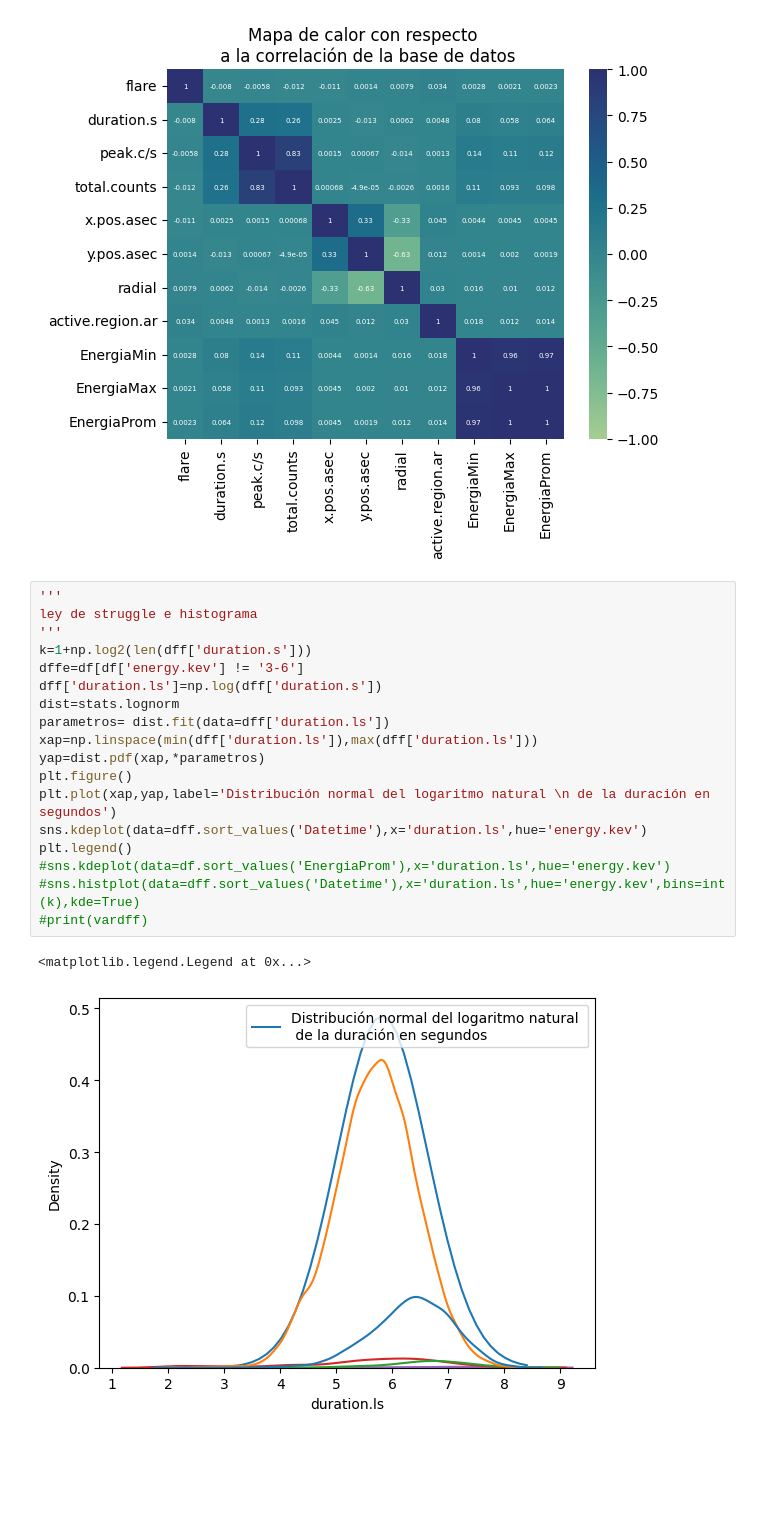
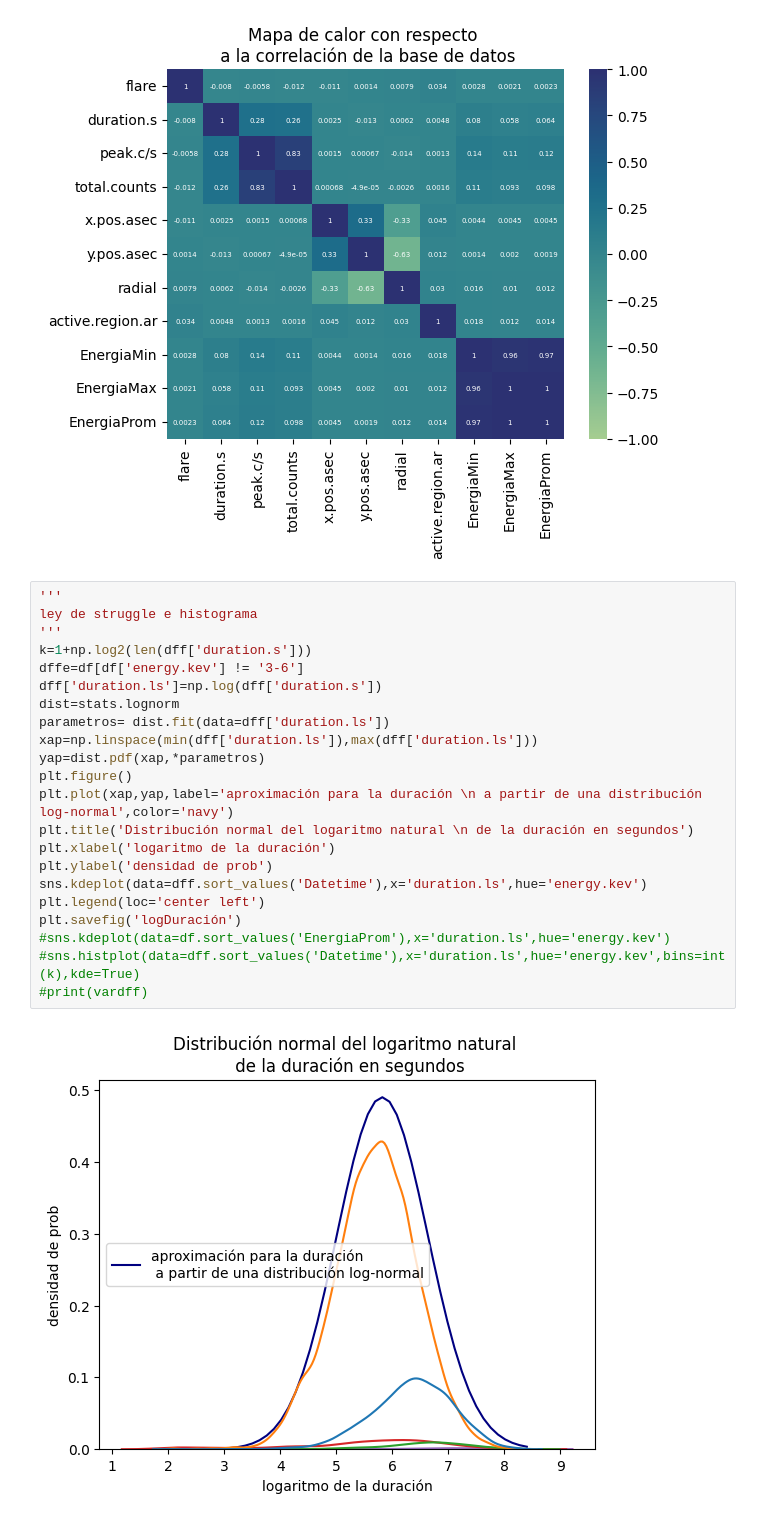
Before and after one commit to Exploratory-Data-Analiysis/Exam_1, a Jupyter notebook: ParcialFC.ipynb, the cells around one changed output. Drawn from its saved outputs; the diff is of its cells as text; blank space fills up the shorter version.

```diff
--- a/ParcialFC.ipynb
+++ b/ParcialFC.ipynb
@@ -146,22 +146,25 @@ sns.heatmap(matriz,cmap='crest',annot=True,
 # %%
 '''
 ley de struggle e histograma
 '''
 k=1+np.log2(len(dff['duration.s']))
 dffe=df[df['energy.kev'] != '3-6']
 dff['duration.ls']=np.log(dff['duration.s'])
 dist=stats.lognorm
 parametros= dist.fit(data=dff['duration.ls'])
 xap=np.linspace(min(dff['duration.ls']),max(dff['duration.ls']))
 yap=dist.pdf(xap,*parametros)
 plt.figure()
-plt.plot(xap,yap,label='Distribución normal del logaritmo natural \n de la duración en segundos')
+plt.plot(xap,yap,label='aproximación para la duración \n a partir de una distribución log-normal',color='navy')
+plt.title('Distribución normal del logaritmo natural \n de la duración en segundos')
+plt.xlabel('logaritmo de la duración')
+plt.ylabel('densidad de prob')
 sns.kdeplot(data=dff.sort_values('Datetime'),x='duration.ls',hue='energy.kev')
-plt.legend()
+plt.legend(loc='center left')
+plt.savefig('logDuración')
 #sns.kdeplot(data=df.sort_values('EnergiaProm'),x='duration.ls',hue='energy.kev')
 #sns.histplot(data=dff.sort_values('Datetime'),x='duration.ls',hue='energy.kev',bins=int(k),kde=True)
 #print(vardff)
 # %% [output]
-<matplotlib.legend.Legend at 0x...>
-[figure, old version]
+[figure, new version]
 # %%
```
Also changed, not shown: parts of 4 cells of this notebook.
